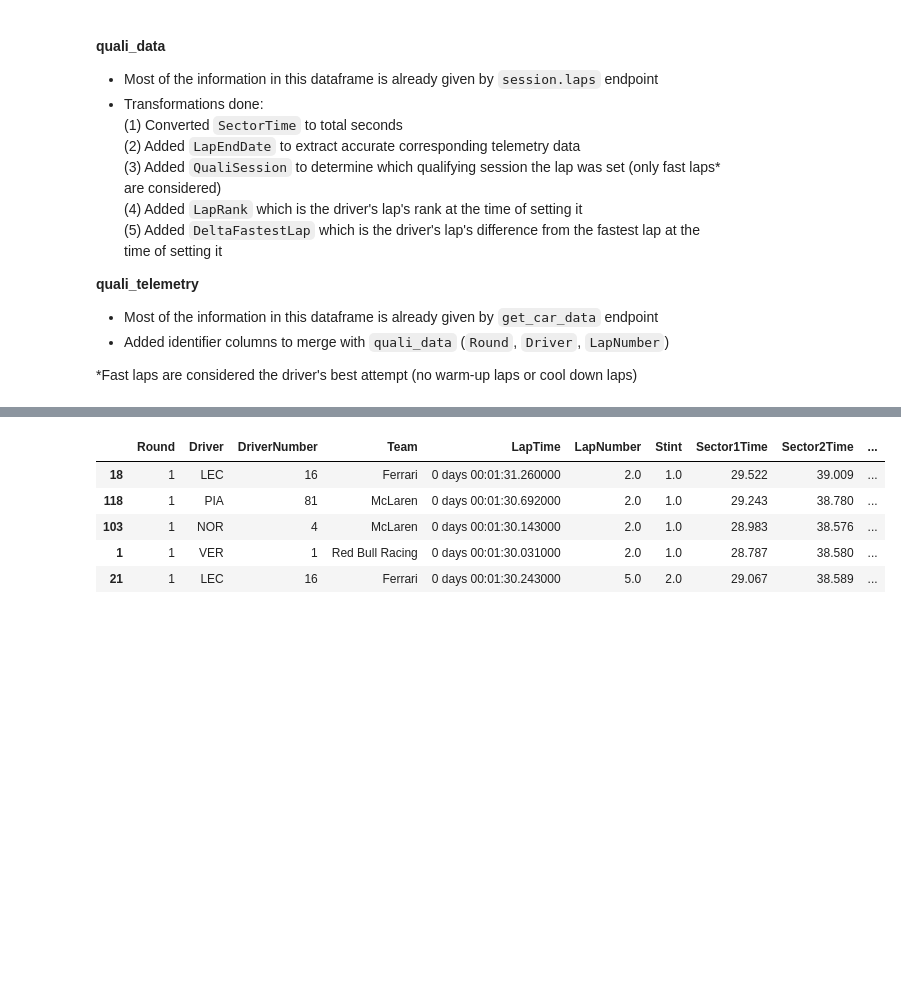
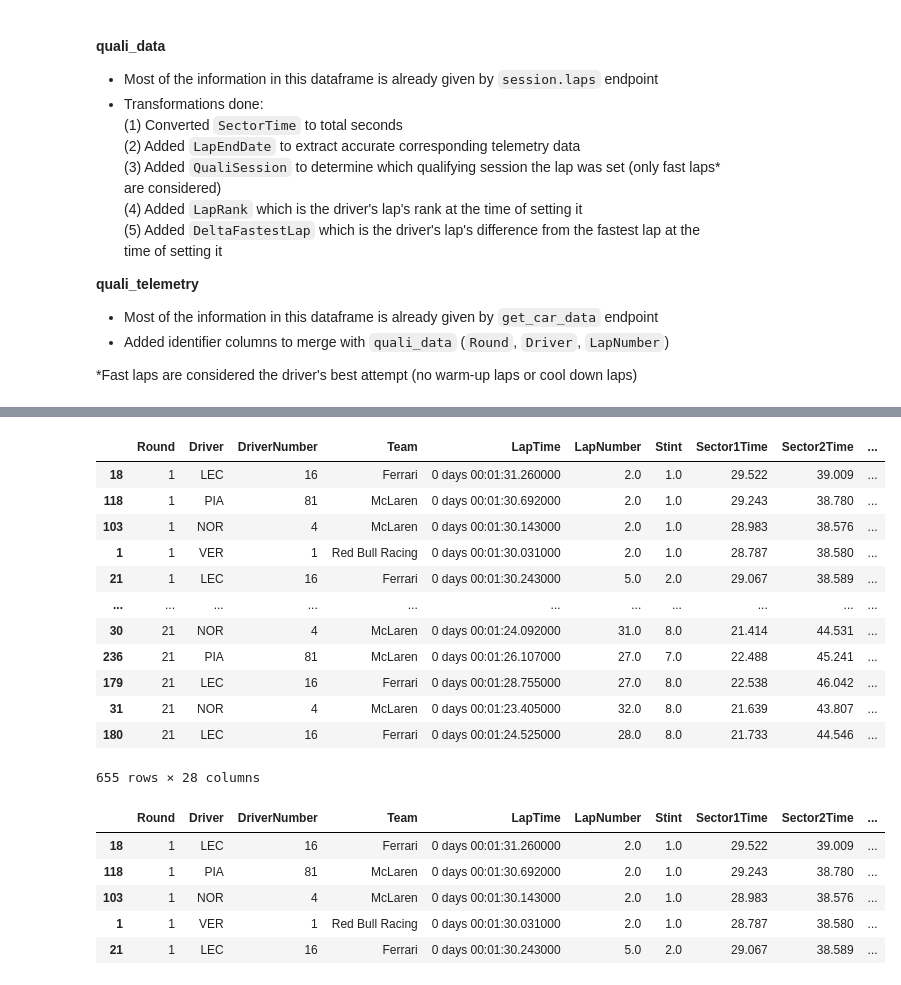
Before and after one commit to EnzoAlto/AIM_Sharing, a Jupyter notebook: ML1_Final_Project/F1 2025 Cohort/analysis_notebook.ipynb, the cells around one changed output, grey strips where cells are left out. Cells and saved outputs as stored; diff of their text form; code cells hidden in the pictures; blank space fills up the shorter version.

```diff
--- a/ML1_Final_Project/F1 2025 Cohort/analysis_notebook.ipynb
+++ b/ML1_Final_Project/F1 2025 Cohort/analysis_notebook.ipynb
@@ -48,5 +58,5 @@ A Grand Prix qualifying session determines the grid order for Sunday Grand Prix
 # %%
-processor = F1DataProcessor(cache_dir="cache", year=2024)
+processor = F1DataProcessor(cache_dir='./fastf1_cache', year=2024)
 
 # Get normalized qualifying data
 quali_data, quali_telemetry = processor.get_quali_session(
@@ -63,3 +86,19 @@ core        WARNING     Failed to perform lap accuracy check - all laps marked a
+# %%
+quali_data
+# %% [output]
+|  | Round | Driver | DriverNumber | Team | LapTime | LapNumber | Stint | Sector1Time | Sector2Time | ... |
+| 18 | 1 | LEC | 16 | Ferrari | 0 days 00:01:31.260000 | 2.0 | 1.0 | 29.522 | 39.009 | ... |
+| 118 | 1 | PIA | 81 | McLaren | 0 days 00:01:30.692000 | 2.0 | 1.0 | 29.243 | 38.780 | ... |
+| 103 | 1 | NOR | 4 | McLaren | 0 days 00:01:30.143000 | 2.0 | 1.0 | 28.983 | 38.576 | ... |
+| 1 | 1 | VER | 1 | Red Bull Racing | 0 days 00:01:30.031000 | 2.0 | 1.0 | 28.787 | 38.580 | ... |
+| 21 | 1 | LEC | 16 | Ferrari | 0 days 00:01:30.243000 | 5.0 | 2.0 | 29.067 | 38.589 | ... |
+| ... | ... | ... | ... | ... | ... | ... | ... | ... | ... | ... |
+| 30 | 21 | NOR | 4 | McLaren | 0 days 00:01:24.092000 | 31.0 | 8.0 | 21.414 | 44.531 | ... |
+| 236 | 21 | PIA | 81 | McLaren | 0 days 00:01:26.107000 | 27.0 | 7.0 | 22.488 | 45.241 | ... |
+| 179 | 21 | LEC | 16 | Ferrari | 0 days 00:01:28.755000 | 27.0 | 8.0 | 22.538 | 46.042 | ... |
+| 31 | 21 | NOR | 4 | McLaren | 0 days 00:01:23.405000 | 32.0 | 8.0 | 21.639 | 43.807 | ... |
+| 180 | 21 | LEC | 16 | Ferrari | 0 days 00:01:24.525000 | 28.0 | 8.0 | 21.733 | 44.546 | ... |
+655 rows × 28 columns
 # %%
 quali_data.head()
 # %% [output]
```
Also changed, not shown: parts of 4 cells of this notebook, 3 other files.
